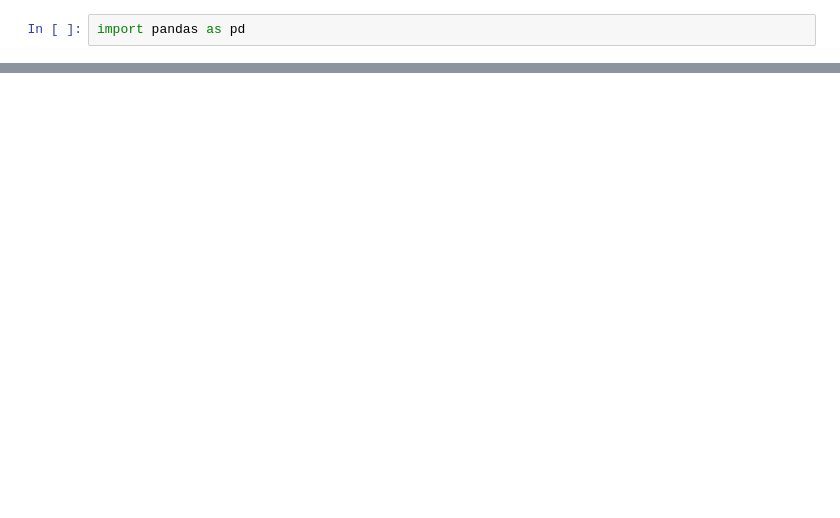
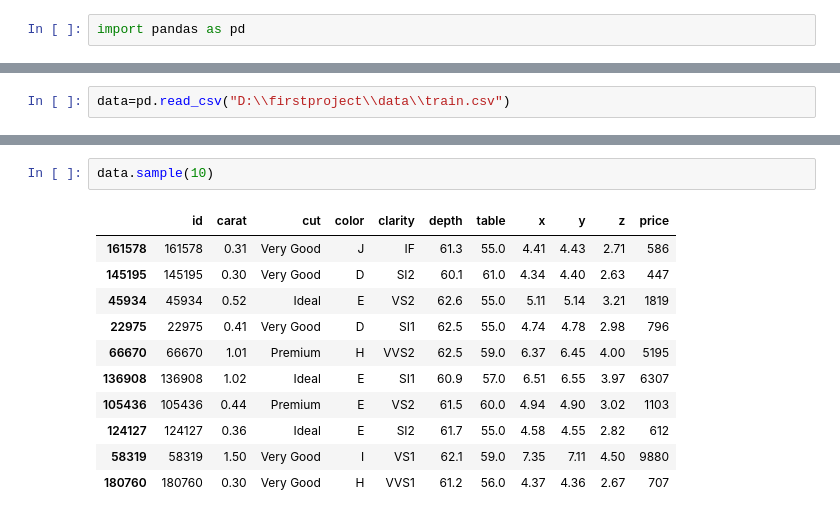
Before and after one commit to oliverfelix/firstproject, a Jupyter notebook: experiment/experiments.ipynb, the cells around one changed output, grey strips where cells are left out. Drawn from its saved outputs; the diff is of its cells as text; blank space fills up the shorter version.

```diff
--- a/experiment/experiments.ipynb
+++ b/experiment/experiments.ipynb
@@ -6,0 +32,2 @@ OSError: [Errno 22] Invalid argument: 'D:\x0cirstproject\train.csv'
+# %%
+data=pd.read_csv("D:\\firstproject\\data\\train.csv")
@@ -6,0 +52,14 @@ OSError: [Errno 22] Invalid argument: 'D:\x0cirstproject\train.csv'
+# %%
+data.sample(10)
+# %% [output]
+|  | id | carat | cut | color | clarity | depth | table | x | y | z | price |
+| 161578 | 161578 | 0.31 | Very Good | J | IF | 61.3 | 55.0 | 4.41 | 4.43 | 2.71 | 586 |
+| 145195 | 145195 | 0.30 | Very Good | D | SI2 | 60.1 | 61.0 | 4.34 | 4.40 | 2.63 | 447 |
+| 45934 | 45934 | 0.52 | Ideal | E | VS2 | 62.6 | 55.0 | 5.11 | 5.14 | 3.21 | 1819 |
+| 22975 | 22975 | 0.41 | Very Good | D | SI1 | 62.5 | 55.0 | 4.74 | 4.78 | 2.98 | 796 |
+| 66670 | 66670 | 1.01 | Premium | H | VVS2 | 62.5 | 59.0 | 6.37 | 6.45 | 4.00 | 5195 |
+| 136908 | 136908 | 1.02 | Ideal | E | SI1 | 60.9 | 57.0 | 6.51 | 6.55 | 3.97 | 6307 |
+| 105436 | 105436 | 0.44 | Premium | E | VS2 | 61.5 | 60.0 | 4.94 | 4.90 | 3.02 | 1103 |
+| 124127 | 124127 | 0.36 | Ideal | E | SI2 | 61.7 | 55.0 | 4.58 | 4.55 | 2.82 | 612 |
+| 58319 | 58319 | 1.50 | Very Good | I | VS1 | 62.1 | 59.0 | 7.35 | 7.11 | 4.50 | 9880 |
+| 180760 | 180760 | 0.30 | Very Good | H | VVS1 | 61.2 | 56.0 | 4.37 | 4.36 | 2.67 | 707 |
```
Also changed, not shown: parts of 74 cells of this notebook, 1 other file.
